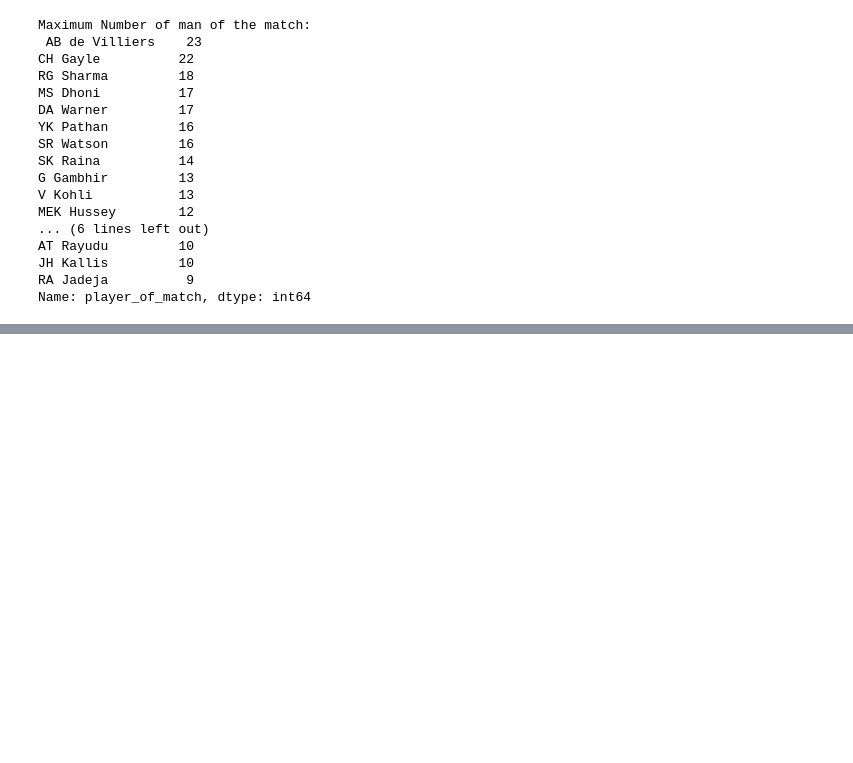
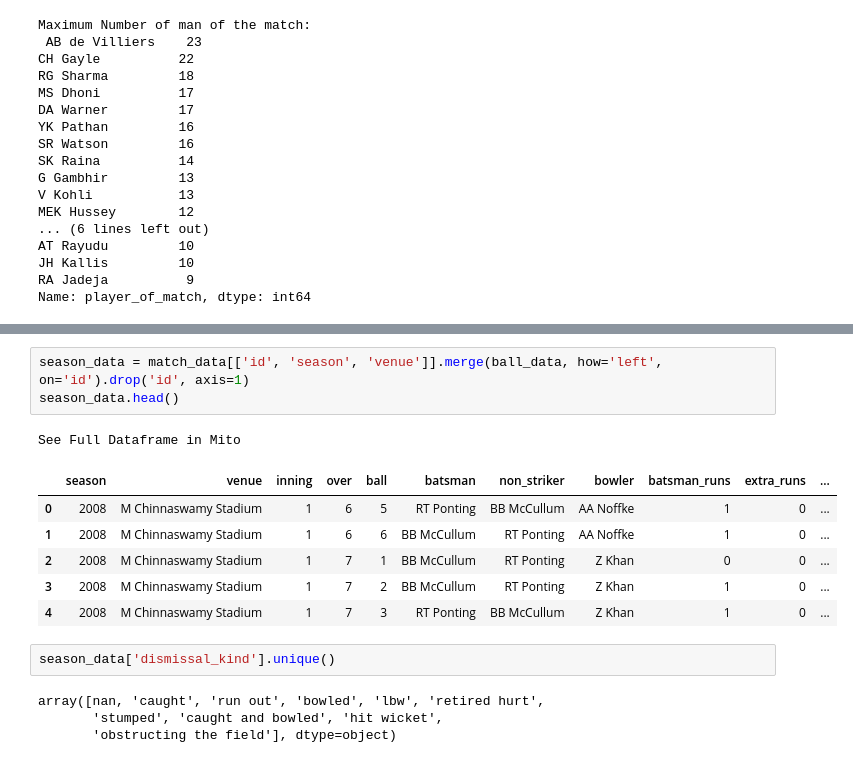
Before and after one commit to SahaAbhisek/Exploratory-Data-Analysis-of-IPL-2008-2020-dataset, a Jupyter notebook: IPL_data_analysis.ipynb, the cells around one changed output, grey strips where cells are left out. Cells and saved outputs as stored; diff of their text form; blank space fills up the shorter version.

```diff
--- a/IPL_data_analysis.ipynb
+++ b/IPL_data_analysis.ipynb
@@ -810,0 +831,17 @@ Name: player_of_match, dtype: int64
+# %%
+season_data = match_data[['id', 'season', 'venue']].merge(ball_data, how='left', on='id').drop('id', axis=1)
+season_data.head()
+# %% [output]
+See Full Dataframe in Mito
+|  | season | venue | inning | over | ball | batsman | non_striker | bowler | batsman_runs | extra_runs | ... |
+| 0 | 2008 | M Chinnaswamy Stadium | 1 | 6 | 5 | RT Ponting | BB McCullum | AA Noffke | 1 | 0 | ... |
+| 1 | 2008 | M Chinnaswamy Stadium | 1 | 6 | 6 | BB McCullum | RT Ponting | AA Noffke | 1 | 0 | ... |
+| 2 | 2008 | M Chinnaswamy Stadium | 1 | 7 | 1 | BB McCullum | RT Ponting | Z Khan | 0 | 0 | ... |
+| 3 | 2008 | M Chinnaswamy Stadium | 1 | 7 | 2 | BB McCullum | RT Ponting | Z Khan | 1 | 0 | ... |
+| 4 | 2008 | M Chinnaswamy Stadium | 1 | 7 | 3 | RT Ponting | BB McCullum | Z Khan | 1 | 0 | ... |
+# %%
+season_data['dismissal_kind'].unique()
+# %% [output]
+array([nan, 'caught', 'run out', 'bowled', 'lbw', 'retired hurt',
+       'stumped', 'caught and bowled', 'hit wicket',
+       'obstructing the field'], dtype=object)
```
Also changed, not shown: parts of 10 cells of this notebook.
